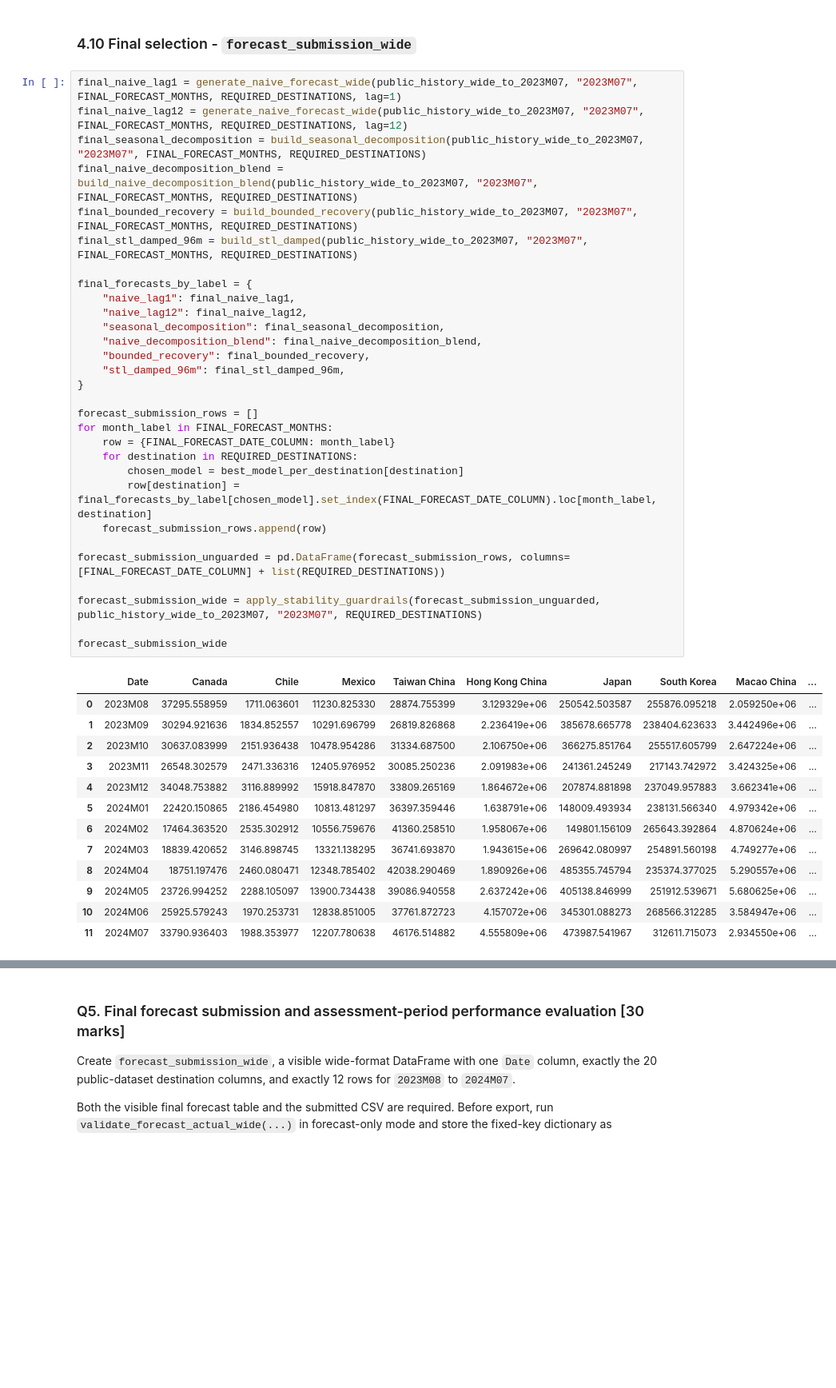
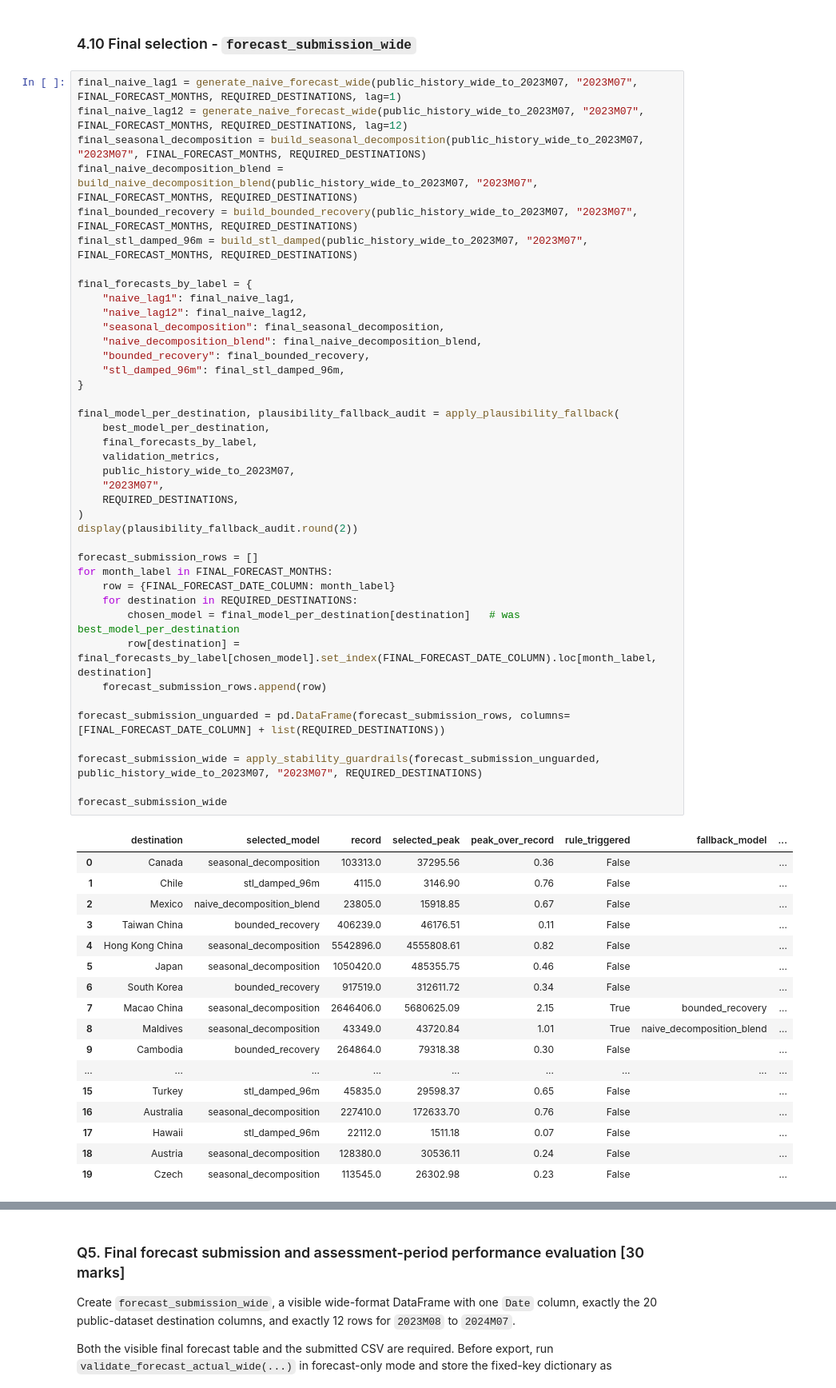
Before and after one commit to JoshHulett/SIT742-Asessment2-Group16, a Jupyter notebook: SIT742-2026T2-A2-Starter.ipynb, the cells around one changed output, grey strips where cells are left out. Shown at 80% size. Saved outputs shown, nothing was run; the diff lists cells and outputs as text; blank space fills up the shorter version.

Commit message:
Added plausibility fallback audit

```diff
--- a/SIT742-2026T2-A2-Starter.ipynb
+++ b/SIT742-2026T2-A2-Starter.ipynb
@@ -1689,44 +1751,58 @@ mase_by_destination
 # %%
 final_naive_lag1 = generate_naive_forecast_wide(public_history_wide_to_2023M07, "2023M07", FINAL_FORECAST_MONTHS, REQUIRED_DESTINATIONS, lag=1)
 final_naive_lag12 = generate_naive_forecast_wide(public_history_wide_to_2023M07, "2023M07", FINAL_FORECAST_MONTHS, REQUIRED_DESTINATIONS, lag=12)
 final_seasonal_decomposition = build_seasonal_decomposition(public_history_wide_to_2023M07, "2023M07", FINAL_FORECAST_MONTHS, REQUIRED_DESTINATIONS)
 final_naive_decomposition_blend = build_naive_decomposition_blend(public_history_wide_to_2023M07, "2023M07", FINAL_FORECAST_MONTHS, REQUIRED_DESTINATIONS)
 final_bounded_recovery = build_bounded_recovery(public_history_wide_to_2023M07, "2023M07", FINAL_FORECAST_MONTHS, REQUIRED_DESTINATIONS)
 final_stl_damped_96m = build_stl_damped(public_history_wide_to_2023M07, "2023M07", FINAL_FORECAST_MONTHS, REQUIRED_DESTINATIONS)
 
 final_forecasts_by_label = {
     "naive_lag1": final_naive_lag1,
     "naive_lag12": final_naive_lag12,
     "seasonal_decomposition": final_seasonal_decomposition,
     "naive_decomposition_blend": final_naive_decomposition_blend,
     "bounded_recovery": final_bounded_recovery,
     "stl_damped_96m": final_stl_damped_96m,
 }
 
+final_model_per_destination, plausibility_fallback_audit = apply_plausibility_fallback(
+    best_model_per_destination,
+    final_forecasts_by_label,
+    validation_metrics,
+    public_history_wide_to_2023M07,
+    "2023M07",
+    REQUIRED_DESTINATIONS,
+)
+display(plausibility_fallback_audit.round(2))
+
 forecast_submission_rows = []
 for month_label in FINAL_FORECAST_MONTHS:
     row = {FINAL_FORECAST_DATE_COLUMN: month_label}
     for destination in REQUIRED_DESTINATIONS:
-        chosen_model = best_model_per_destination[destination]
+        chosen_model = final_model_per_destination[destination]   # was best_model_per_destination
         row[destination] = final_forecasts_by_label[chosen_model].set_index(FINAL_FORECAST_DATE_COLUMN).loc[month_label, destination]
     forecast_submission_rows.append(row)
 
 forecast_submission_unguarded = pd.DataFrame(forecast_submission_rows, columns=[FINAL_FORECAST_DATE_COLUMN] + list(REQUIRED_DESTINATIONS))
 
 forecast_submission_wide = apply_stability_guardrails(forecast_submission_unguarded, public_history_wide_to_2023M07, "2023M07", REQUIRED_DESTINATIONS)
 
 forecast_submission_wide
 # %% [output]
-|  | Date | Canada | Chile | Mexico | Taiwan China | Hong Kong China | Japan | South Korea | Macao China | ... |
-| 0 | 2023M08 | 37295.558959 | 1711.063601 | 11230.825330 | 28874.755399 | 3.129329e+06 | 250542.503587 | 255876.095218 | 2.059250e+06 | ... |
-| 1 | 2023M09 | 30294.921636 | 1834.852557 | 10291.696799 | 26819.826868 | 2.236419e+06 | 385678.665778 | 238404.623633 | 3.442496e+06 | ... |
-| 2 | 2023M10 | 30637.083999 | 2151.936438 | 10478.954286 | 31334.687500 | 2.106750e+06 | 366275.851764 | 255517.605799 | 2.647224e+06 | ... |
-| 3 | 2023M11 | 26548.302579 | 2471.336316 | 12405.976952 | 30085.250236 | 2.091983e+06 | 241361.245249 | 217143.742972 | 3.424325e+06 | ... |
-| 4 | 2023M12 | 34048.753882 | 3116.889992 | 15918.847870 | 33809.265169 | 1.864672e+06 | 207874.881898 | 237049.957883 | 3.662341e+06 | ... |
-| 5 | 2024M01 | 22420.150865 | 2186.454980 | 10813.481297 | 36397.359446 | 1.638791e+06 | 148009.493934 | 238131.566340 | 4.979342e+06 | ... |
-| 6 | 2024M02 | 17464.363520 | 2535.302912 | 10556.759676 | 41360.258510 | 1.958067e+06 | 149801.156109 | 265643.392864 | 4.870624e+06 | ... |
-| 7 | 2024M03 | 18839.420652 | 3146.898745 | 13321.138295 | 36741.693870 | 1.943615e+06 | 269642.080997 | 254891.560198 | 4.749277e+06 | ... |
-| 8 | 2024M04 | 18751.197476 | 2460.080471 | 12348.785402 | 42038.290469 | 1.890926e+06 | 485355.745794 | 235374.377025 | 5.290557e+06 | ... |
-| 9 | 2024M05 | 23726.994252 | 2288.105097 | 13900.734438 | 39086.940558 | 2.637242e+06 | 405138.846999 | 251912.539671 | 5.680625e+06 | ... |
-| 10 | 2024M06 | 25925.579243 | 1970.253731 | 12838.851005 | 37761.872723 | 4.157072e+06 | 345301.088273 | 268566.312285 | 3.584947e+06 | ... |
-| 11 | 2024M07 | 33790.936403 | 1988.353977 | 12207.780638 | 46176.514882 | 4.555809e+06 | 473987.541967 | 312611.715073 | 2.934550e+06 | ... |
+|  | destination | selected_model | record | selected_peak | peak_over_record | rule_triggered | fallback_model | ... |
+| 0 | Canada | seasonal_decomposition | 103313.0 | 37295.56 | 0.36 | False |  | ... |
+| 1 | Chile | stl_damped_96m | 4115.0 | 3146.90 | 0.76 | False |  | ... |
+| 2 | Mexico | naive_decomposition_blend | 23805.0 | 15918.85 | 0.67 | False |  | ... |
+| 3 | Taiwan China | bounded_recovery | 406239.0 | 46176.51 | 0.11 | False |  | ... |
+| 4 | Hong Kong China | seasonal_decomposition | 5542896.0 | 4555808.61 | 0.82 | False |  | ... |
+| 5 | Japan | seasonal_decomposition | 1050420.0 | 485355.75 | 0.46 | False |  | ... |
+| 6 | South Korea | bounded_recovery | 917519.0 | 312611.72 | 0.34 | False |  | ... |
+| 7 | Macao China | seasonal_decomposition | 2646406.0 | 5680625.09 | 2.15 | True | bounded_recovery | ... |
+| 8 | Maldives | seasonal_decomposition | 43349.0 | 43720.84 | 1.01 | True | naive_decomposition_blend | ... |
+| 9 | Cambodia | bounded_recovery | 264864.0 | 79318.38 | 0.30 | False |  | ... |
+| ... | ... | ... | ... | ... | ... | ... | ... | ... |
+| 15 | Turkey | stl_damped_96m | 45835.0 | 29598.37 | 0.65 | False |  | ... |
+| 16 | Australia | seasonal_decomposition | 227410.0 | 172633.70 | 0.76 | False |  | ... |
+| 17 | Hawaii | stl_damped_96m | 22112.0 | 1511.18 | 0.07 | False |  | ... |
+| 18 | Austria | seasonal_decomposition | 128380.0 | 30536.11 | 0.24 | False |  | ... |
+| 19 | Czech | seasonal_decomposition | 113545.0 | 26302.98 | 0.23 | False |  | ... |
```
Also changed, not shown: parts of 5 cells of this notebook.
